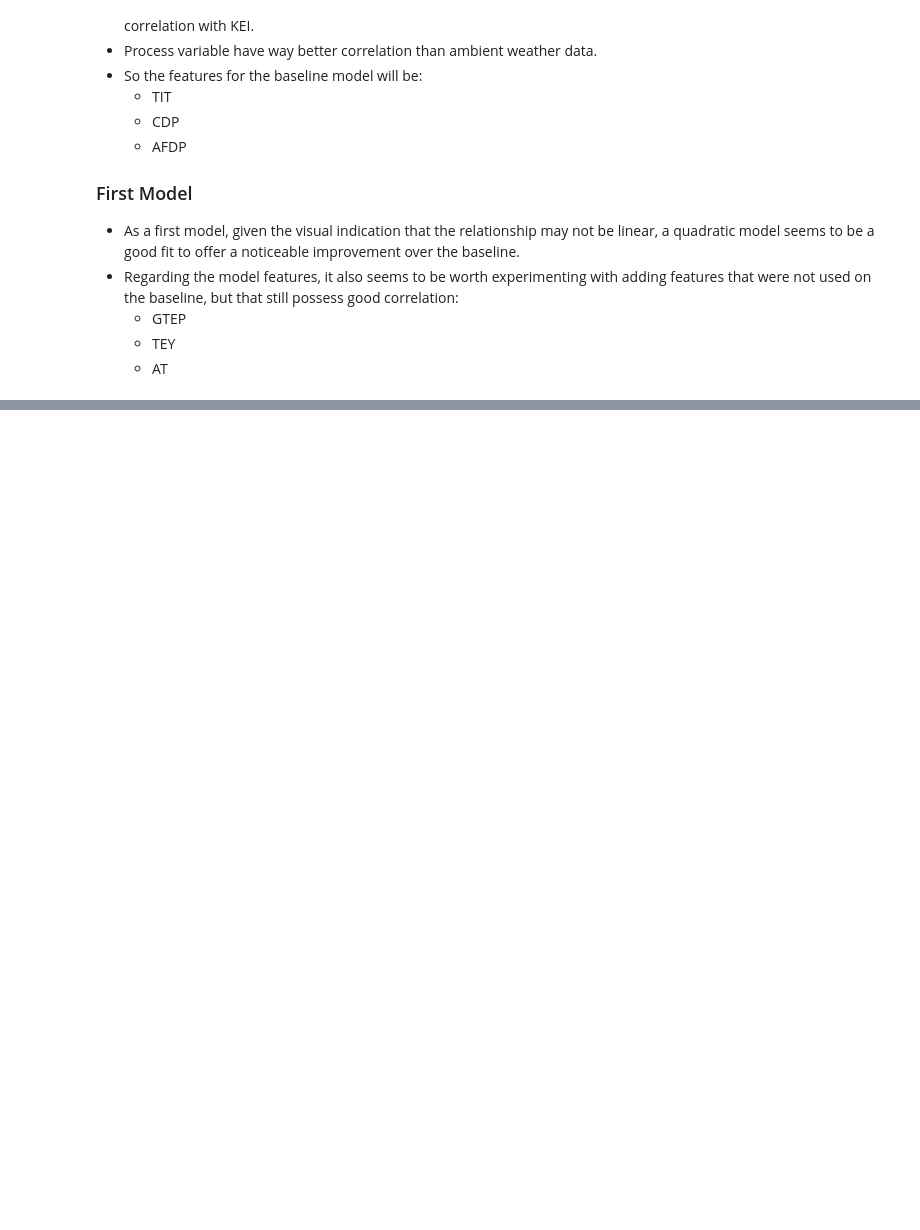
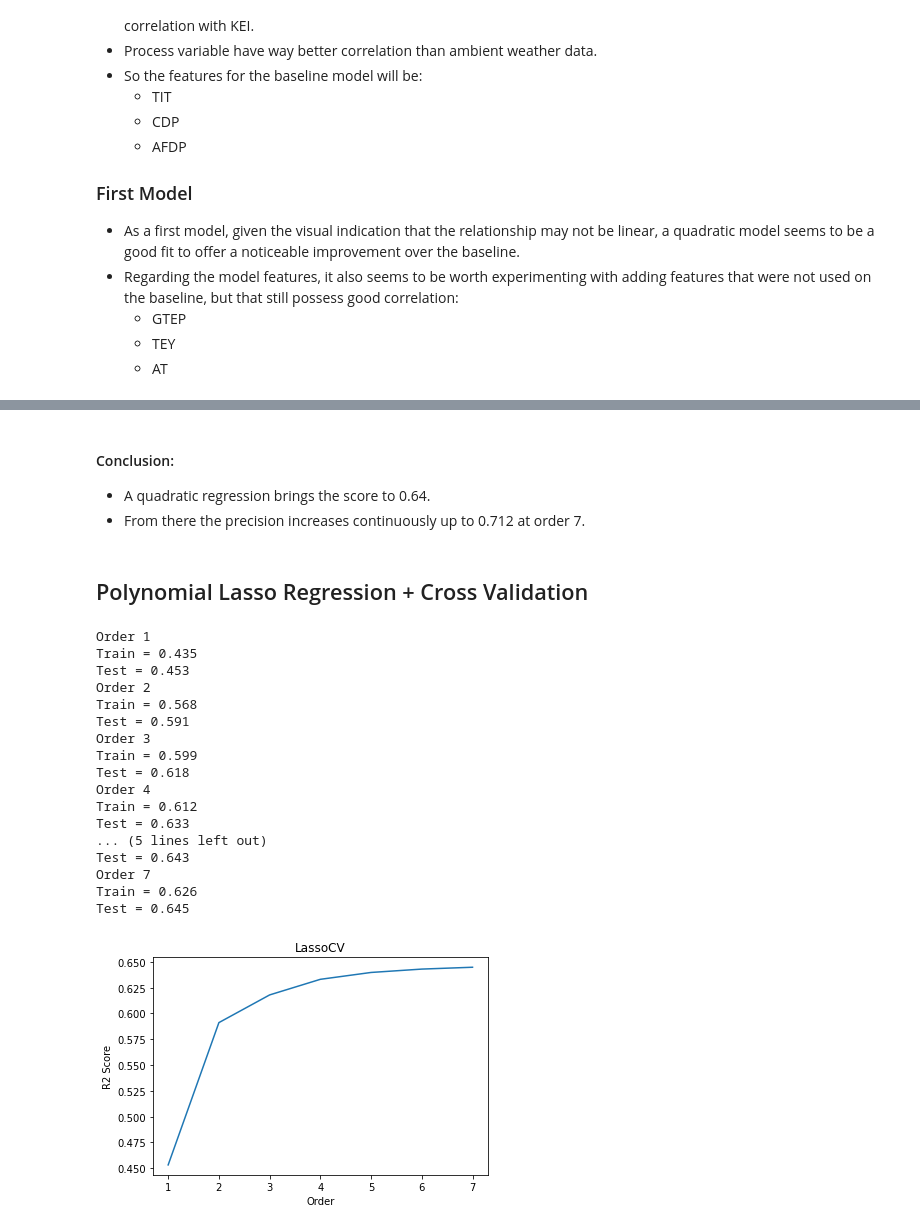
Before and after one commit to bouzanb/capstone-csuf, a Jupyter notebook: Capstone Notebook.ipynb, the cells around one changed output, grey strips where cells are left out. Drawn from its saved outputs; the diff is of its cells as text; code cells hidden in the pictures; blank space fills up the shorter version.

```diff
--- a/Capstone Notebook.ipynb
+++ b/Capstone Notebook.ipynb
@@ -657,0 +845,27 @@ Text(0, 0.5, 'Normalized Value')
+# %% [markdown]
+#### Conclusion:
+- A quadratic regression brings the score to 0.64.
+- From there the precision increases continuously up to 0.712 at order 7.
+# %% [markdown]
+## Polynomial Lasso Regression + Cross Validation
+# %%
+RunPolyPipeline(LassoCV(alphas=range(1,10), max_iter=10000))
+# %% [output]
+Order 1
+Train = 0.435
+Test = 0.453
+Order 2
+Train = 0.568
+Test = 0.591
+Order 3
+Train = 0.599
+Test = 0.618
+Order 4
+Train = 0.612
+Test = 0.633
+... (5 lines left out)
+Test = 0.643
+Order 7
+Train = 0.626
+Test = 0.645
+[figure, added]
```
Also changed, not shown: parts of 40 cells of this notebook.
